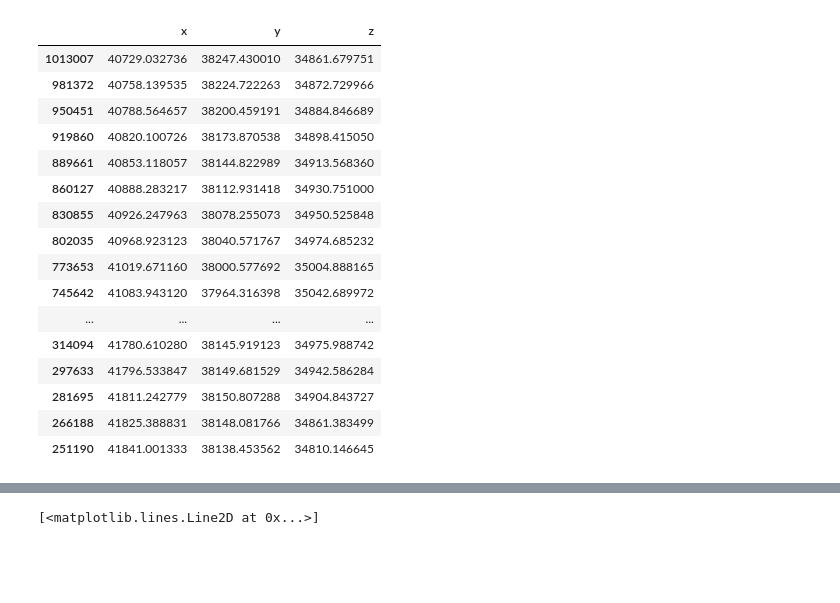
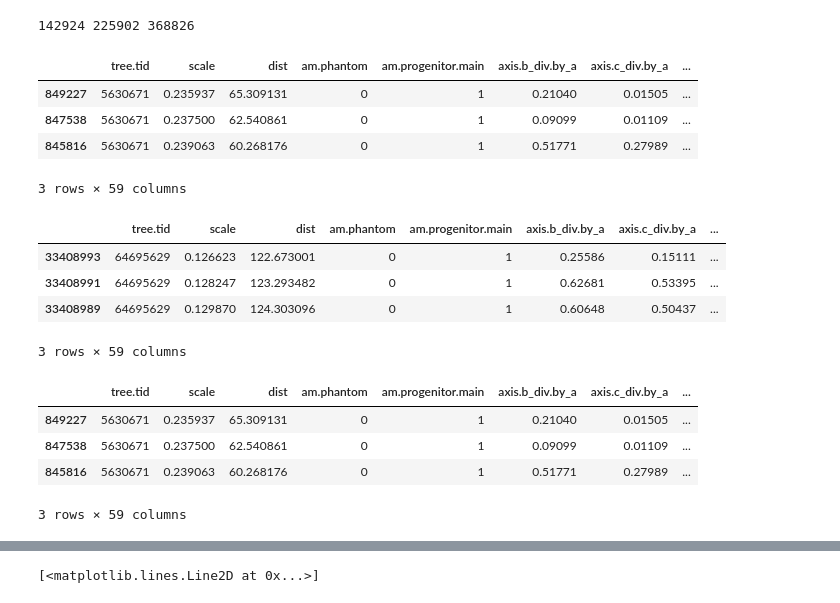
Before and after one commit to hyunsukong/Bloodhound_test, a Jupyter notebook: Untitled.ipynb, the cells around one changed output, grey strips where cells are left out. Cells and saved outputs as stored; diff of their text form; code cells hidden in the pictures; blank space fills up the shorter version.

```diff
--- a/Untitled.ipynb
+++ b/Untitled.ipynb
@@ -76,20 +5,0 @@ sub_1097
-# %%
-sub_1097[['x','y','z']]*1000./0.6751
-# %% [output]
-|  | x | y | z |
-| 1013007 | 40729.032736 | 38247.430010 | 34861.679751 |
-| 981372 | 40758.139535 | 38224.722263 | 34872.729966 |
-| 950451 | 40788.564657 | 38200.459191 | 34884.846689 |
-| 919860 | 40820.100726 | 38173.870538 | 34898.415050 |
-| 889661 | 40853.118057 | 38144.822989 | 34913.568360 |
-| 860127 | 40888.283217 | 38112.931418 | 34930.751000 |
-| 830855 | 40926.247963 | 38078.255073 | 34950.525848 |
-| 802035 | 40968.923123 | 38040.571767 | 34974.685232 |
-| 773653 | 41019.671160 | 38000.577692 | 35004.888165 |
-| 745642 | 41083.943120 | 37964.316398 | 35042.689972 |
-| ... | ... | ... | ... |
-| 314094 | 41780.610280 | 38145.919123 | 34975.988742 |
-| 297633 | 41796.533847 | 38149.681529 | 34942.586284 |
-| 281695 | 41811.242779 | 38150.807288 | 34904.843727 |
-| 266188 | 41825.388831 | 38148.081766 | 34861.383499 |
-| 251190 | 41841.001333 | 38138.453562 | 34810.146645 |
@@ -95,0 +16,28 @@ sub_1097[['x','y','z']]*1000./0.6751
+# %%
+print(len(infalling_subtree_df), len(infalling_tree_df), len(merged_df))
+# %% [output]
+142924 225902 368826
+# %%
+infalling_subtree_df[:3]
+# %% [output]
+|  | tree.tid | scale | dist | am.phantom | am.progenitor.main | axis.b_div.by_a | axis.c_div.by_a | ... |
+| 849227 | 5630671 | 0.235937 | 65.309131 | 0 | 1 | 0.21040 | 0.01505 | ... |
+| 847538 | 5630671 | 0.237500 | 62.540861 | 0 | 1 | 0.09099 | 0.01109 | ... |
+| 845816 | 5630671 | 0.239063 | 60.268176 | 0 | 1 | 0.51771 | 0.27989 | ... |
+3 rows × 59 columns
+# %%
+infalling_tree_df[:3]
+# %% [output]
+|  | tree.tid | scale | dist | am.phantom | am.progenitor.main | axis.b_div.by_a | axis.c_div.by_a | ... |
+| 33408993 | 64695629 | 0.126623 | 122.673001 | 0 | 1 | 0.25586 | 0.15111 | ... |
+| 33408991 | 64695629 | 0.128247 | 123.293482 | 0 | 1 | 0.62681 | 0.53395 | ... |
+| 33408989 | 64695629 | 0.129870 | 124.303096 | 0 | 1 | 0.60648 | 0.50437 | ... |
+3 rows × 59 columns
+# %%
+merged_df[:3]
+# %% [output]
+|  | tree.tid | scale | dist | am.phantom | am.progenitor.main | axis.b_div.by_a | axis.c_div.by_a | ... |
+| 849227 | 5630671 | 0.235937 | 65.309131 | 0 | 1 | 0.21040 | 0.01505 | ... |
+| 847538 | 5630671 | 0.237500 | 62.540861 | 0 | 1 | 0.09099 | 0.01109 | ... |
+| 845816 | 5630671 | 0.239063 | 60.268176 | 0 | 1 | 0.51771 | 0.27989 | ... |
+3 rows × 59 columns
```
Also changed, not shown: parts of 23 cells of this notebook, 4 other files.
